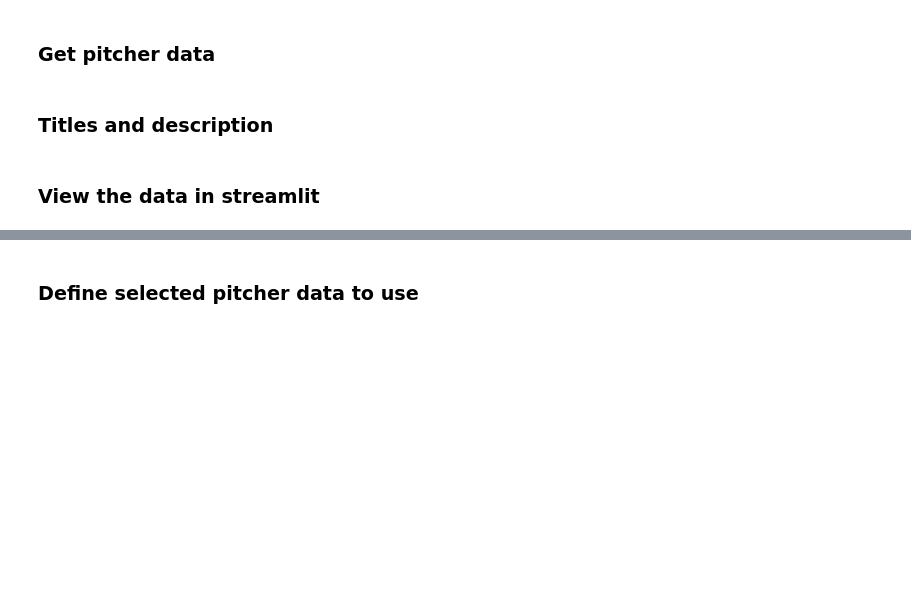
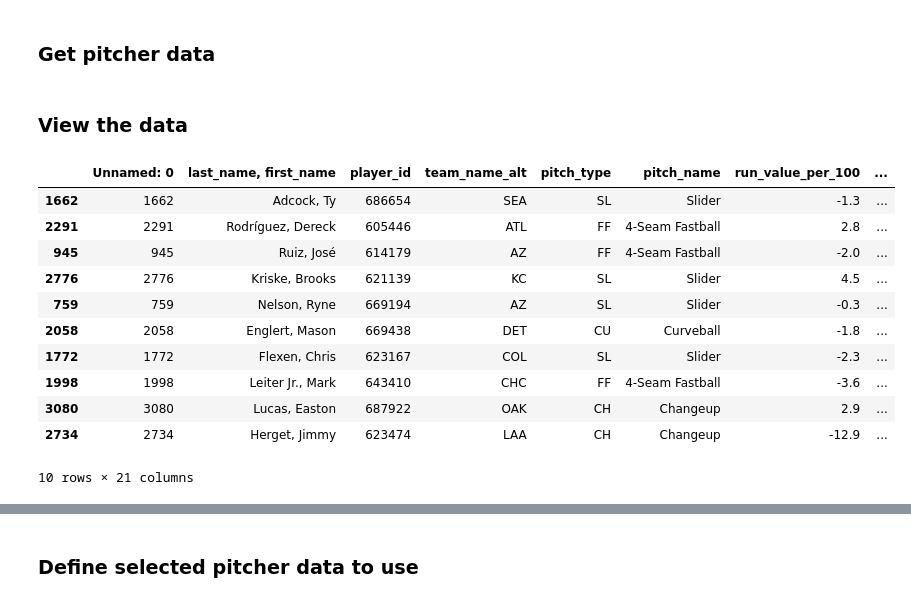
Before and after one commit to PkwyDrv/pitcher_profile, a Jupyter notebook: notebooks/EDA.ipynb, the cells around one changed output, grey strips where cells are left out. Drawn from its saved outputs; the diff is of its cells as text; code cells hidden in the pictures; blank space fills up the shorter version.

```diff
--- a/notebooks/EDA.ipynb
+++ b/notebooks/EDA.ipynb
@@ -20,5 +20,3 @@ pitch_2023 = pd.read_csv('pitch_data.csv')
 def load_data():
     return pitch_2023
 df = load_data()
-# %% [markdown]
-### Titles and description
@@ -32,7 +23,18 @@ st.markdown = ("""This app analyzes MLB pitcher arsenals based on metrics such a
 # %% [markdown]
-### View the data in streamlit
+### View the data
 # %%
-st.write('### Overview of the Data')
-
-st.dataframe(df, use_container_width=True)
+df.sample(10)
+# %% [output]
+|  | Unnamed: 0 | last_name, first_name | player_id | team_name_alt | pitch_type | pitch_name | run_value_per_100 | ... |
+| 1662 | 1662 | Adcock, Ty | 686654 | SEA | SL | Slider | -1.3 | ... |
+| 2291 | 2291 | Rodríguez, Dereck | 605446 | ATL | FF | 4-Seam Fastball | 2.8 | ... |
+| 945 | 945 | Ruiz, José | 614179 | AZ | FF | 4-Seam Fastball | -2.0 | ... |
+| 2776 | 2776 | Kriske, Brooks | 621139 | KC | SL | Slider | 4.5 | ... |
+| 759 | 759 | Nelson, Ryne | 669194 | AZ | SL | Slider | -0.3 | ... |
+| 2058 | 2058 | Englert, Mason | 669438 | DET | CU | Curveball | -1.8 | ... |
+| 1772 | 1772 | Flexen, Chris | 623167 | COL | SL | Slider | -2.3 | ... |
+| 1998 | 1998 | Leiter Jr., Mark | 643410 | CHC | FF | 4-Seam Fastball | -3.6 | ... |
+| 3080 | 3080 | Lucas, Easton | 687922 | OAK | CH | Changeup | 2.9 | ... |
+| 2734 | 2734 | Herget, Jimmy | 623474 | LAA | CH | Changeup | -12.9 | ... |
+10 rows × 21 columns
 # %%
```
Also changed, not shown: parts of 24 cells of this notebook, 2 other files.
